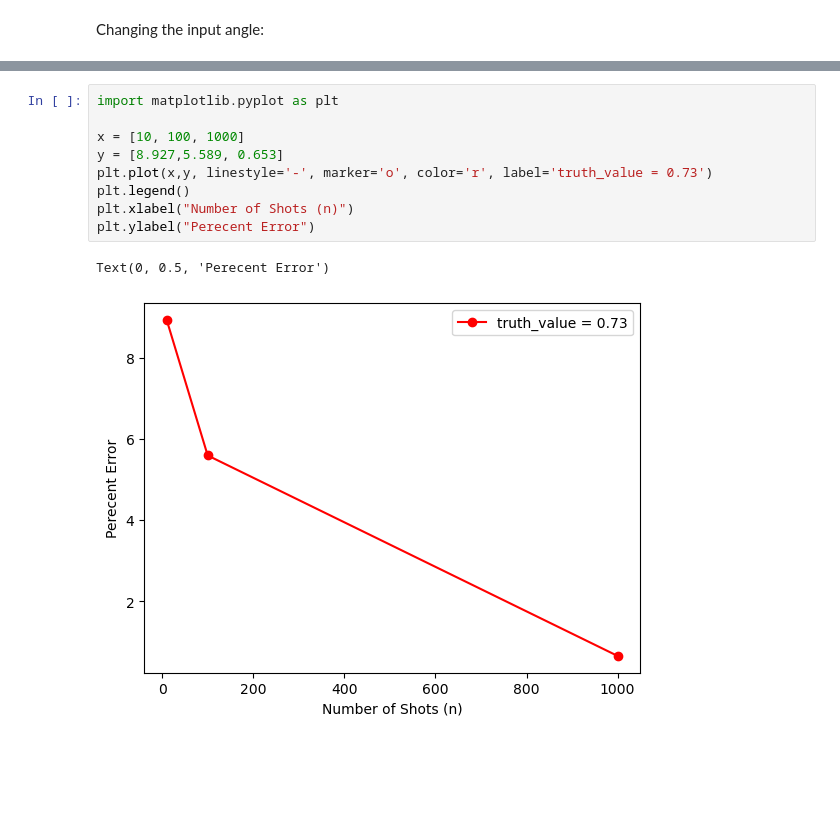
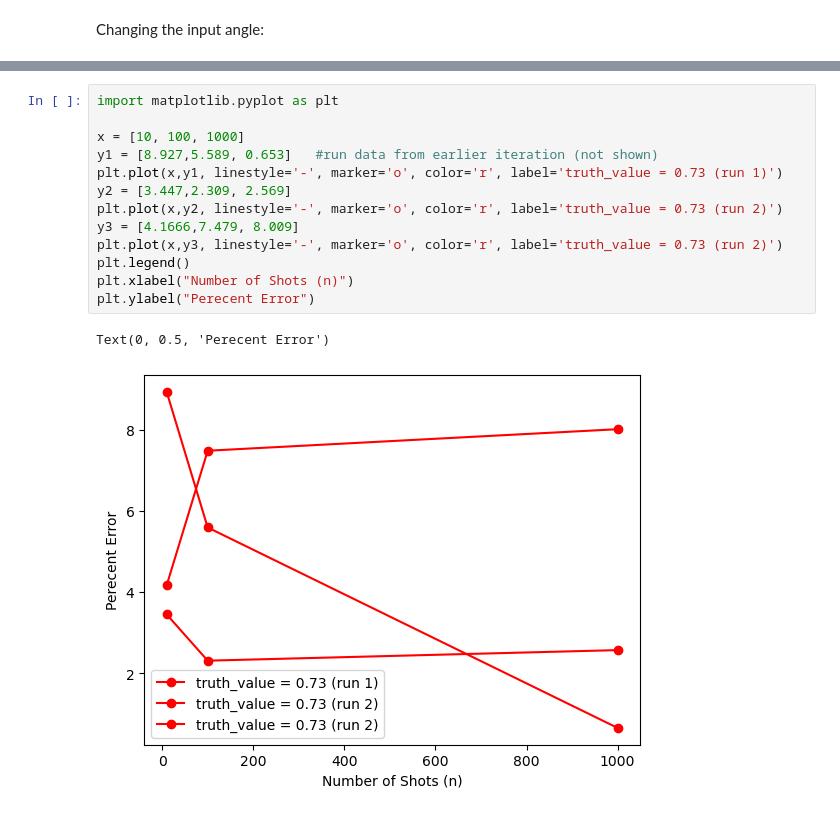
Before and after one commit to iQuHACK/2024_Quantinuum, a Jupyter notebook: challenge_resources/phase_estimate_basic.ipynb, the cells around one changed output, grey strips where cells are left out. Saved outputs shown, nothing was run; the diff lists cells and outputs as text; blank space fills up the shorter version.

```diff
--- a/challenge_resources/phase_estimate_basic.ipynb
+++ b/challenge_resources/phase_estimate_basic.ipynb
@@ -172,12 +203,16 @@ compiled_circuit = backend.get_compiled_circuit(basic_circuit_2, optimisation_le
 # %%
 import matplotlib.pyplot as plt
 
 x = [10, 100, 1000]
-y = [8.927,5.589, 0.653]
-plt.plot(x,y, linestyle='-', marker='o', color='r', label='truth_value = 0.73')
+y1 = [8.927,5.589, 0.653]   #run data from earlier iteration (not shown)
+plt.plot(x,y1, linestyle='-', marker='o', color='r', label='truth_value = 0.73 (run 1)')
+y2 = [3.447,2.309, 2.569]
+plt.plot(x,y2, linestyle='-', marker='o', color='r', label='truth_value = 0.73 (run 2)')
+y3 = [4.1666,7.479, 8.009]
+plt.plot(x,y3, linestyle='-', marker='o', color='r', label='truth_value = 0.73 (run 2)')
 plt.legend()
 plt.xlabel("Number of Shots (n)")
 plt.ylabel("Perecent Error")
 # %% [output]
 Text(0, 0.5, 'Perecent Error')
-[figure, old version]
+[figure, new version]
```
Also changed, not shown: parts of 13 cells of this notebook.
